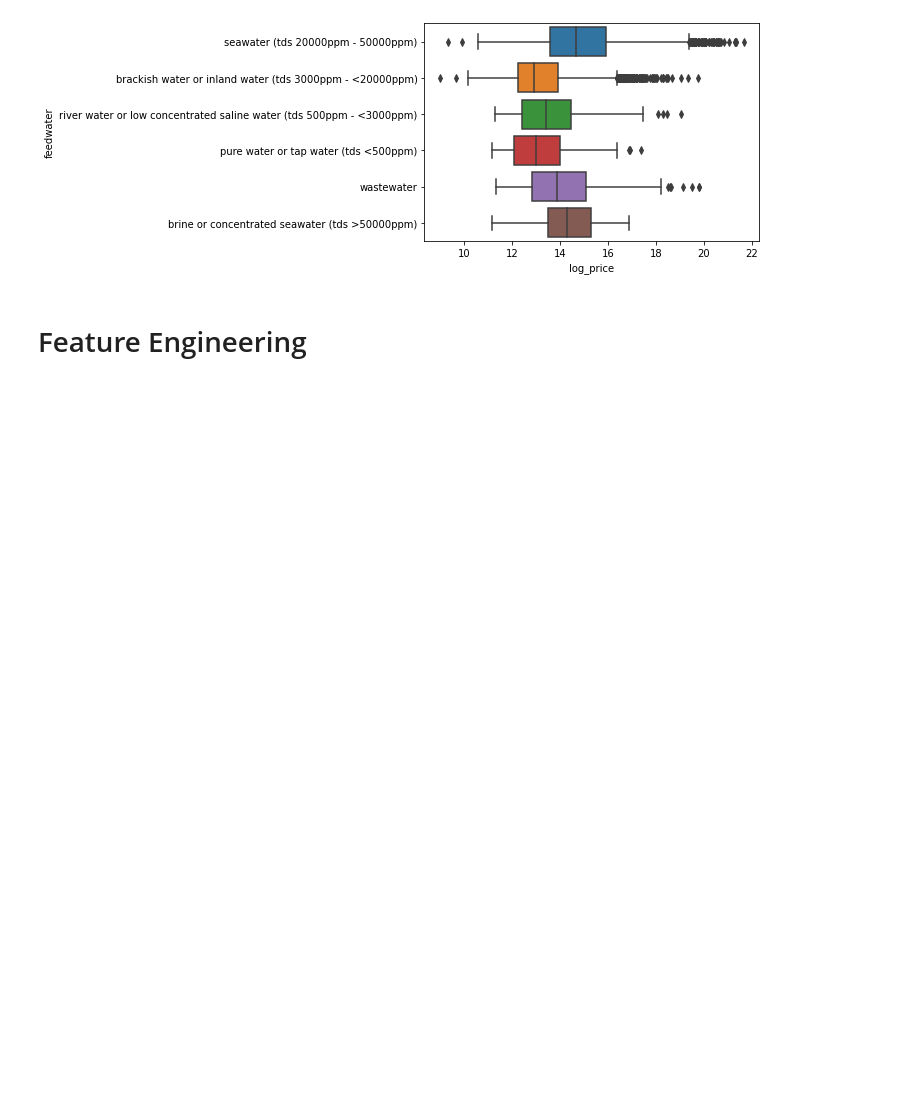
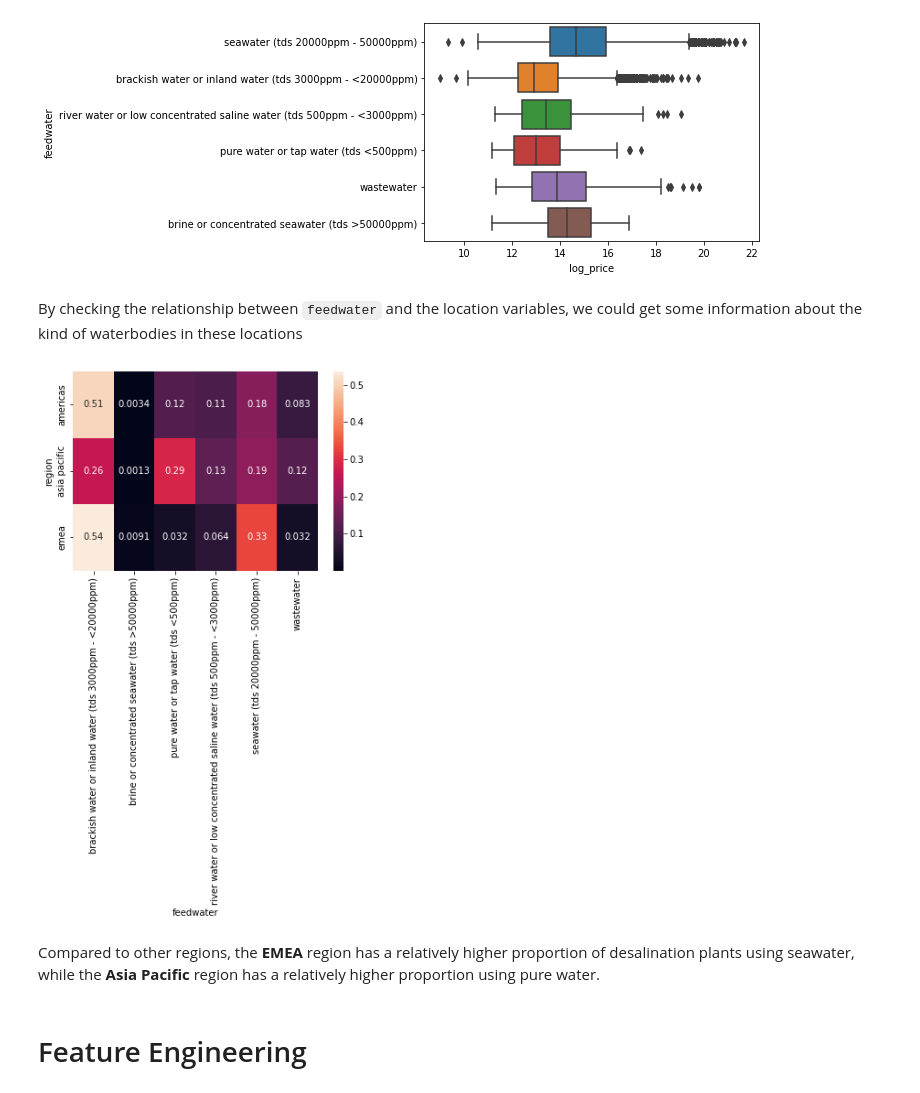
Before and after one commit to water-wise/WATERWISE, a Jupyter notebook: notebook.ipynb, the cells around one changed output. Saved outputs shown, nothing was run; the diff lists cells and outputs as text; code cells hidden in the pictures; blank space fills up the shorter version.

Commit message:
visualized relationship between feedwater and region

```diff
--- a/notebook.ipynb
+++ b/notebook.ipynb
@@ -791,6 +791,14 @@ sns.barplot(x=x_axis,y=y_axis);
 sns.boxplot(y='feedwater',x='log_price',data=df);
 # %% [output]
 [figure]
+# %% [markdown]
+By checking the relationship between `feedwater` and the location variables, we could get some information about the kind of waterbodies in these locations
+# %%
+sns.heatmap(pd.crosstab(index=df['region'],columns=df['feedwater'],normalize='index'),annot=True);
+# %% [output]
+[figure, added]
+# %% [markdown]
+Compared to other regions, the **EMEA** region has a relatively higher proportion of desalination plants using seawater, while the **Asia Pacific** region has a relatively higher proportion using pure water.
 # %% [markdown]
 # Feature Engineering
 # %% [markdown]
```
Also changed, not shown: parts of 2 cells of this notebook.
